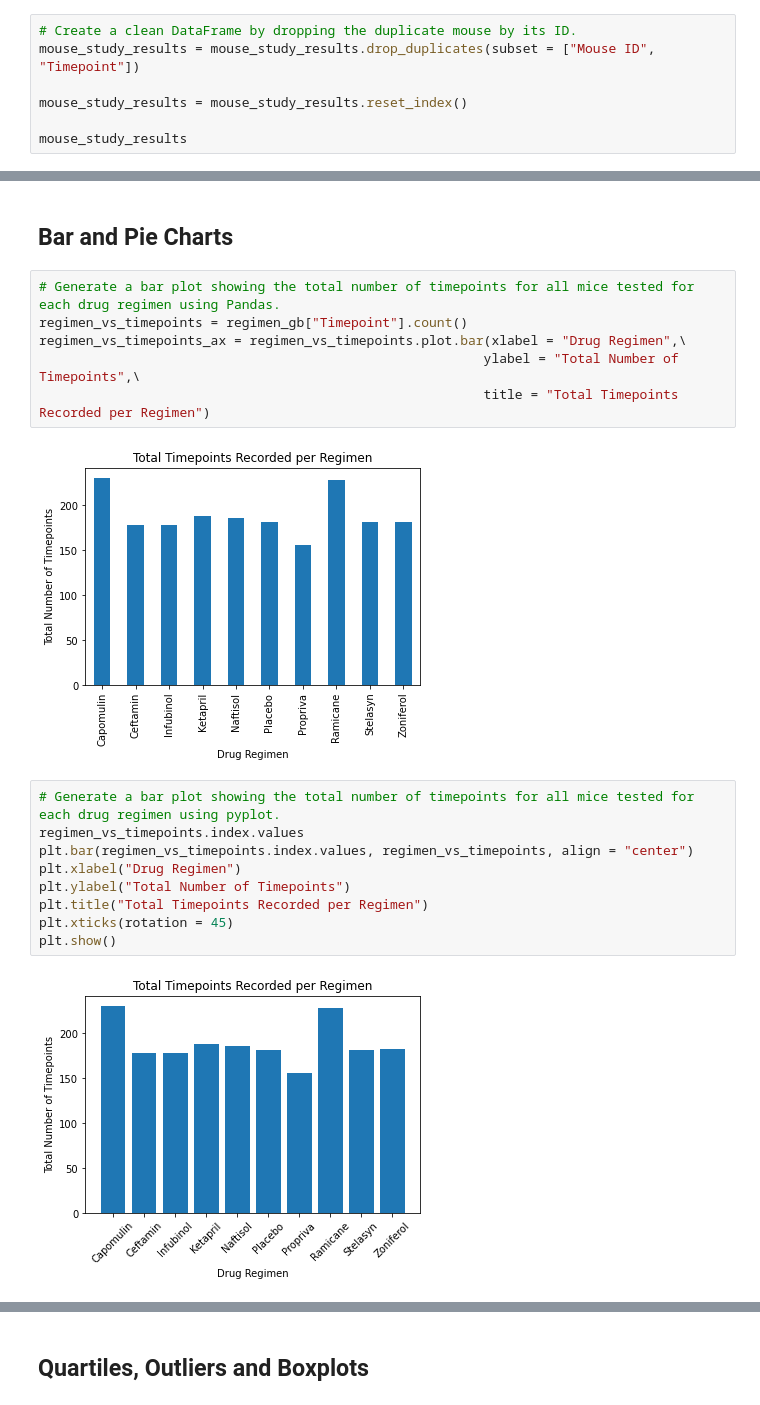
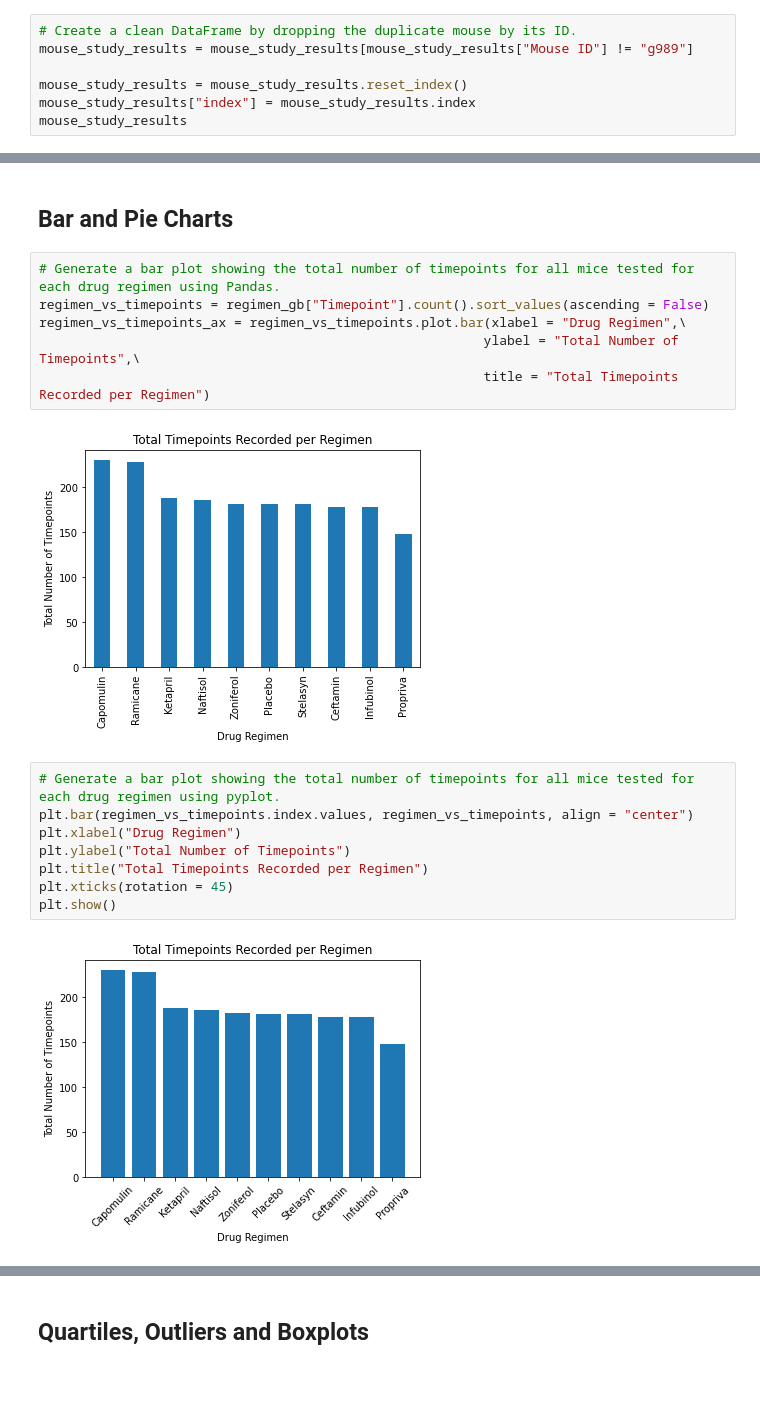
Before and after one commit to herzf012/pymaceuticals_inc, a Jupyter notebook: Pymaceuticals/pymaceuticals_starter.ipynb, the cells around one changed output, grey strips where cells are left out. Cells and saved outputs as stored; diff of their text form.

```diff
--- a/Pymaceuticals/pymaceuticals_starter.ipynb
+++ b/Pymaceuticals/pymaceuticals_starter.ipynb
@@ -74,10 +79,10 @@ duplicate_rows
 | 917 | g989 | Propriva | Female | 21 | 26 | 20 | 54.657650 | ... |
 # %%
 # Create a clean DataFrame by dropping the duplicate mouse by its ID.
-mouse_study_results = mouse_study_results.drop_duplicates(subset = ["Mouse ID", "Timepoint"])
+mouse_study_results = mouse_study_results[mouse_study_results["Mouse ID"] != "g989"]
 
 mouse_study_results = mouse_study_results.reset_index()
-
+mouse_study_results["index"] = mouse_study_results.index
 mouse_study_results
 # %% [output]
 |  | index | Mouse ID | Drug Regimen | Sex | Age_months | Weight (g) | Timepoint | Tumor Volume (mm3) | ... |
@@ -163,22 +168,21 @@ regimen_tumor_summary_agg_df
 ## Bar and Pie Charts
 # %%
 # Generate a bar plot showing the total number of timepoints for all mice tested for each drug regimen using Pandas.
-regimen_vs_timepoints = regimen_gb["Timepoint"].count()
+regimen_vs_timepoints = regimen_gb["Timepoint"].count().sort_values(ascending = False)
 regimen_vs_timepoints_ax = regimen_vs_timepoints.plot.bar(xlabel = "Drug Regimen",\
                                                          ylabel = "Total Number of Timepoints",\
                                                          title = "Total Timepoints Recorded per Regimen")
 # %% [output]
-[figure, old version]
+[figure, new version]
 # %%
 # Generate a bar plot showing the total number of timepoints for all mice tested for each drug regimen using pyplot.
-regimen_vs_timepoints.index.values
 plt.bar(regimen_vs_timepoints.index.values, regimen_vs_timepoints, align = "center")
 plt.xlabel("Drug Regimen")
 plt.ylabel("Total Number of Timepoints")
 plt.title("Total Timepoints Recorded per Regimen")
 plt.xticks(rotation = 45)
 plt.show()
 # %% [output]
-[figure, old version]
+[figure, new version]
 # %%
 # Generate a pie plot showing the distribution of female versus male mice using Pandas
```
Also changed, not shown: parts of 10 cells of this notebook.
